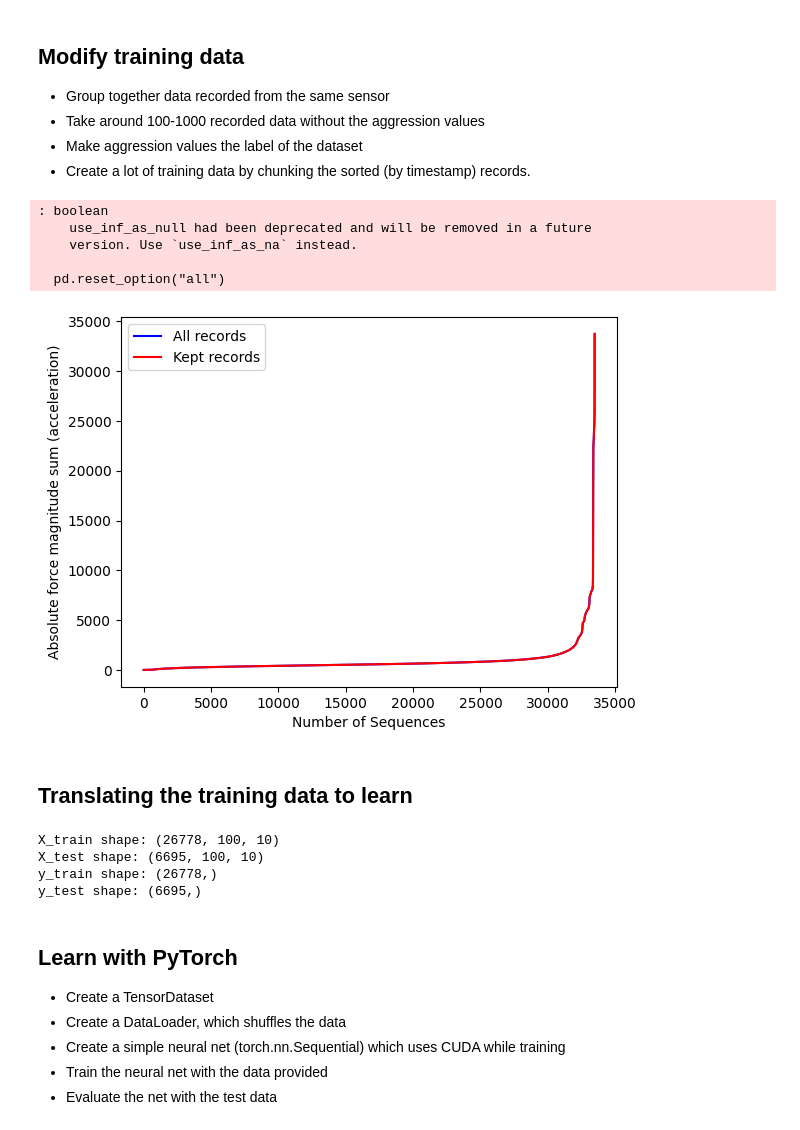
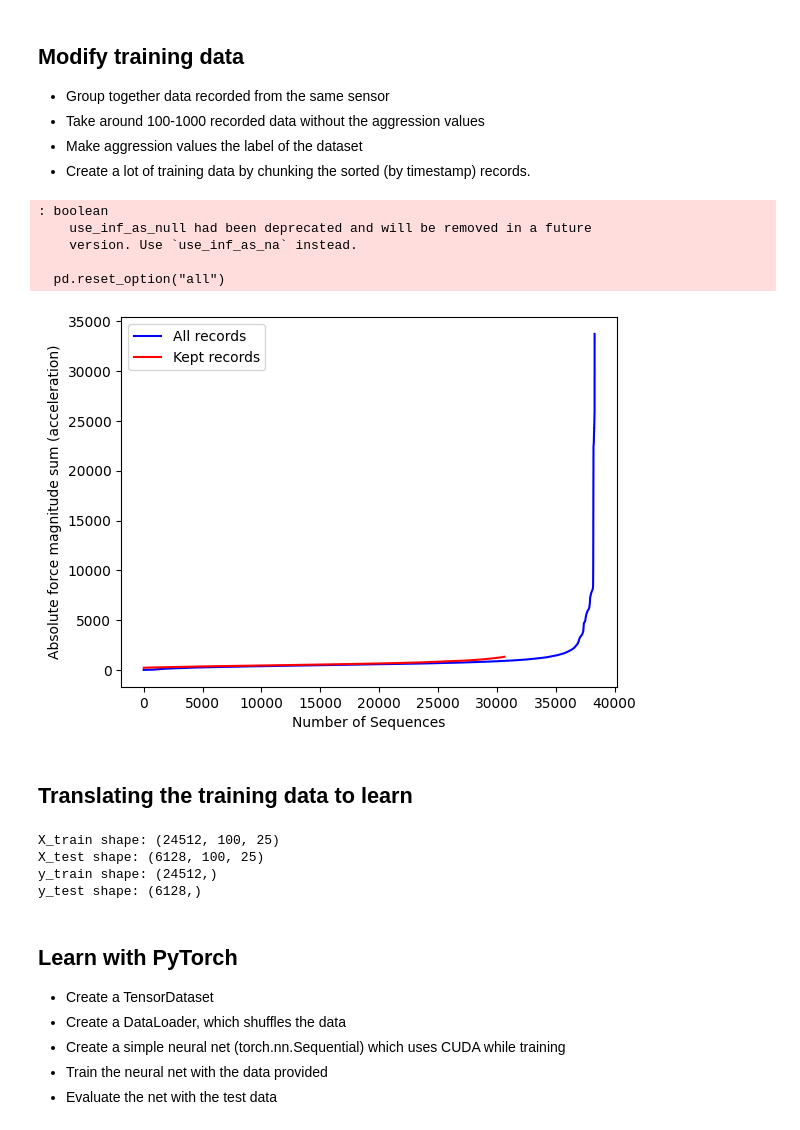
Before and after one commit to HLCaptain/hawk-ai, a Jupyter notebook: model/aggression_prediction.ipynb, the cells around one changed output. Cells and saved outputs as stored; diff of their text form; code cells hidden in the pictures.

Commit message:
Added more customization and plotting options.

```diff
--- a/model/aggression_prediction.ipynb
+++ b/model/aggression_prediction.ipynb
@@ -108,25 +108,25 @@ for imu_id, group in grouped_data.groupby('imuId'):
             adjusted_time = chunk['time'] - first_timestamp
 
             # Separate list columns into individual columns
-            # pos_df = pd.DataFrame(chunk['pos'].tolist(), columns=['posX', 'posY', 'posZ'], index=chunk.index)
-            # dir_x_df = pd.DataFrame(chunk['dirX'].tolist(), columns=['dirXX', 'dirXY', 'dirXZ'], index=chunk.index)
-            # dir_y_df = pd.DataFrame(chunk['dirY'].tolist(), columns=['dirYX', 'dirYY', 'dirYZ'], index=chunk.index)
-            # dir_z_df = pd.DataFrame(chunk['dirZ'].tolist(), columns=['dirZX', 'dirZY', 'dirZZ'], index=chunk.index)
+            pos_df = pd.DataFrame(chunk['pos'].tolist(), columns=['posX', 'posY', 'posZ'], index=chunk.index)
+            dir_x_df = pd.DataFrame(chunk['dirX'].tolist(), columns=['dirXX', 'dirXY', 'dirXZ'], index=chunk.index)
+            dir_y_df = pd.DataFrame(chunk['dirY'].tolist(), columns=['dirYX', 'dirYY', 'dirYZ'], index=chunk.index)
+            dir_z_df = pd.DataFrame(chunk['dirZ'].tolist(), columns=['dirZX', 'dirZY', 'dirZZ'], index=chunk.index)
             acc_raw_df = pd.DataFrame(chunk['accRaw'].tolist(), columns=['accRawX', 'accRawY', 'accRawZ'], index=chunk.index)
             acc_smooth_df = pd.DataFrame(chunk['accSmooth'].tolist(), columns=['accSmoothX', 'accSmoothY', 'accSmoothZ'], index=chunk.index)
-            # ang_vel_df = pd.DataFrame(chunk['angVel'].tolist(), columns=['angVelX', 'angVelY', 'angVelZ'], index=chunk.index)
+            ang_vel_df = pd.DataFrame(chunk['angVel'].tolist(), columns=['angVelX', 'angVelY', 'angVelZ'], index=chunk.index)
             ang_accel_df = pd.DataFrame(chunk['angAccel'].tolist(), columns=['angAccelX', 'angAccelY', 'angAccelZ'], index=chunk.index)
 
             expanded_chunk = pd.concat(
                 [
                     chunk,
-                    # pos_df,
-                    # dir_x_df,
-                    # dir_y_df,
-                    # dir_z_df,
+                    pos_df,
+                    dir_x_df,
+                    dir_y_df,
+                    dir_z_df,
                     acc_raw_df,
                     acc_smooth_df,
-                    # ang_vel_df,
+                    ang_vel_df,
                     ang_accel_df
                 ],
                 axis=1
@@ -135,36 +135,36 @@ for imu_id, group in grouped_data.groupby('imuId'):
             updated_chunk = (
                 expanded_chunk.assign(time=adjusted_time)
                 .drop(['imuId', 'mass', 'vehicleAggression', 'pos', 'dirX', 'dirY', 'dirZ', 'angVel', 'angAccel', 'accRaw', 'accSmooth'], axis=1)
             )
 
             training_data.append({'data': updated_chunk, 'label': label})
 
 # Remove records with identical rows
 training_data = [item for item in training_data if not item['data'].duplicated().any()]
 
 # Keep the most volatile records (based on force magnitude)
-trim_low_acceleration_records = 0.0 # default 0.2
-trim_volatile_records = 0.00 # default 0.05
+trim_low_acceleration_records = 0.1 # default 0.2
+trim_volatile_records = 0.1 # default 0.05
 
 # Remove the most volatile records from the training data
 training_data_df = remove_volatile_records(training_data, trim_start=trim_low_acceleration_records, trim_end=trim_volatile_records)
 
 # Example of a single training set
 # Set display options
 pd.set_option("display.max_rows", None)
 pd.set_option("display.max_columns", None)
 pd.set_option("display.width", None)
 pd.set_option("display.max_colwidth", 100)  # Set the maximum column width to 100 characters
 pd.set_option("display.expand_frame_repr", False)
 # print(training_data_df.loc[0, 'data'])
 pd.reset_option("all")
 # %% [output]
 : boolean
     use_inf_as_null had been deprecated and will be removed in a future
     version. Use `use_inf_as_na` instead.
 
   pd.reset_option("all")
-[figure, old version]
+[figure, new version]
 # %% [markdown]
 ## Translating the training data to learn
 # %%
@@ -182,10 +182,10 @@ print("X_test shape:", X_test.shape)
 print("y_train shape:", y_train.shape)
 print("y_test shape:", y_test.shape)
 # %% [output]
-X_train shape: (26778, 100, 10)
-X_test shape: (6695, 100, 10)
-y_train shape: (26778,)
-y_test shape: (6695,)
+X_train shape: (24512, 100, 25)
+X_test shape: (6128, 100, 25)
+y_train shape: (24512,)
+y_test shape: (6128,)
 # %% [markdown]
 ## Learn with PyTorch
 
```
Also changed, not shown: parts of 21 cells of this notebook.
